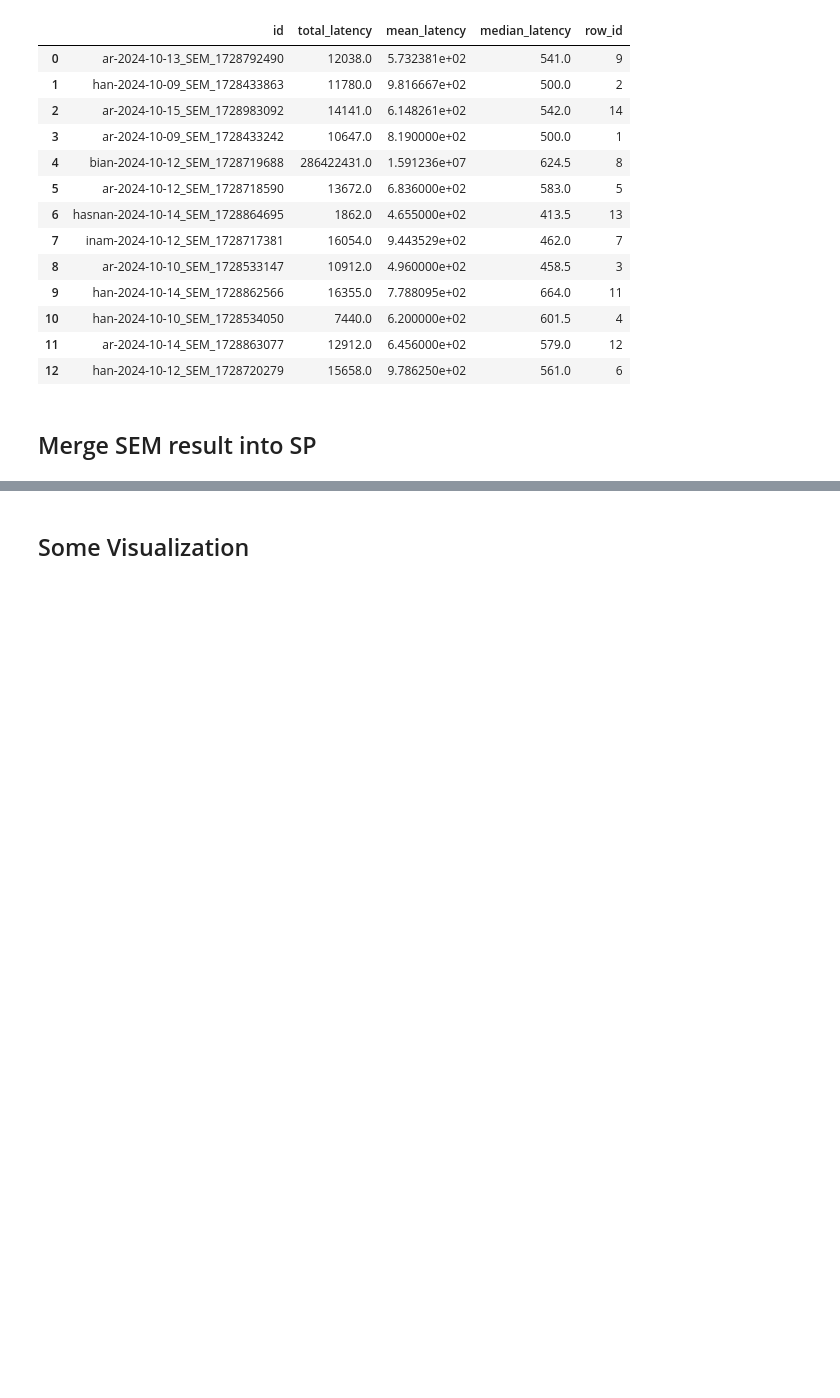
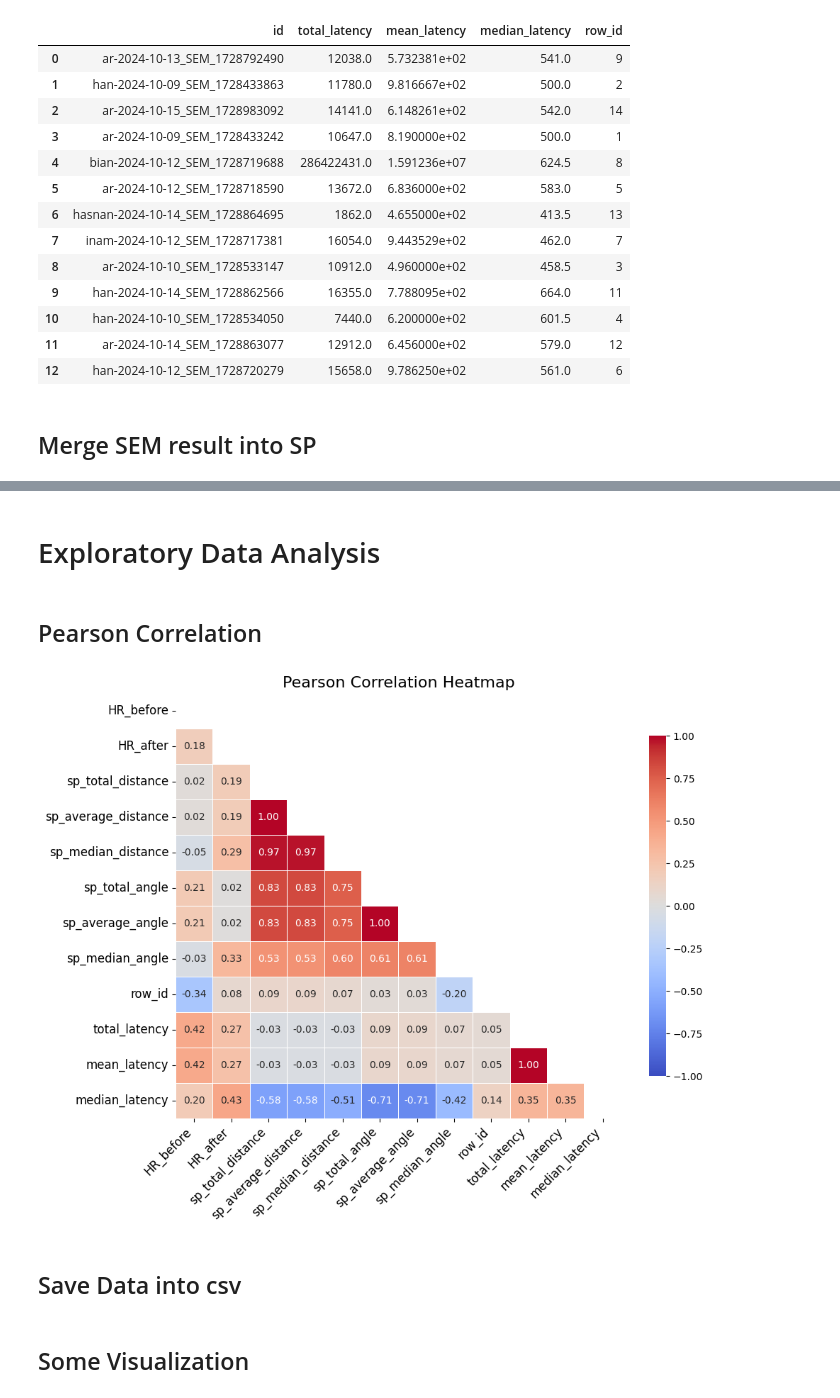
Before and after one commit to CapstoneDTETIA06/ml-workspace, a Jupyter notebook: notebooks/2.preprocessing-eda-fe.ipynb, the cells around one changed output, grey strips where cells are left out. Saved outputs shown, nothing was run; the diff lists cells and outputs as text; code cells hidden in the pictures; blank space fills up the shorter version.

Commit message:
feat: increase data filename readibility, add pearson correlation heatmap

```diff
--- a/notebooks/2.preprocessing-eda-fe.ipynb
+++ b/notebooks/2.preprocessing-eda-fe.ipynb
@@ -5,8 +5,8 @@ from matplotlib import pyplot as plt
 import seaborn as sns
 import datetime
 # %%
-df_sp = pd.read_csv('../data/interim/data_sp.csv')
-df_sem = pd.read_csv('../data/interim/data_sem.csv')
+df_sp = pd.read_csv('../data/interim/1_0_data_sp.csv')
+df_sem = pd.read_csv('../data/interim/1_1_data_sem.csv')
 # %%
 df_sp.head()
 # %% [output]
@@ -291,4 +291,4 @@ df_latency
 ## Merge SEM result into SP
 # %%
 df_sp = df_sp.reset_index()
-df_sp = pd.merge(df_sp, df_latency, left_on='row_id', right_on='row_id',how='inner')
+df_engineered = pd.merge(df_sp, df_latency, left_on='row_id', right_on='row_id',how='inner')
@@ -311,0 +312,3 @@ df_sp
+# %%
+df_engineered = df_engineered.drop(['index', 'id_x', 'id_y'], axis = 1)
+df_engineered
@@ -311,0 +330,30 @@ df_sp
+# %% [markdown]
+# Exploratory Data Analysis
+# %% [markdown]
+## Pearson Correlation
+# %%
+# Compute Pearson correlation
+correlation_matrix = df_engineered.corr(method='pearson')
+
+# Set up the matplotlib figure
+plt.figure(figsize=(10, 8))
+
+# Create a mask for the upper triangle (optional, to avoid showing duplicate values)
+mask = np.triu(np.ones_like(correlation_matrix, dtype=bool))
+
+# Create the heatmap with seaborn
+sns.heatmap(correlation_matrix, annot=True, fmt='.2f', cmap='coolwarm', mask=mask,
+            linewidths=0.5, cbar_kws={'shrink': 0.8}, vmin=-1, vmax=1)
+
+# Improve readability
+plt.title('Pearson Correlation Heatmap', fontsize=16)
+plt.xticks(rotation=45, ha='right', fontsize=12)
+plt.yticks(fontsize=12)
+plt.tight_layout()
+
+# Show the plot
+plt.show()
+# %% [output]
+[figure, added]
+# %% [markdown]
+## Save Data into csv
```
Also changed, not shown: parts of 4 cells of this notebook, 1 other file.
